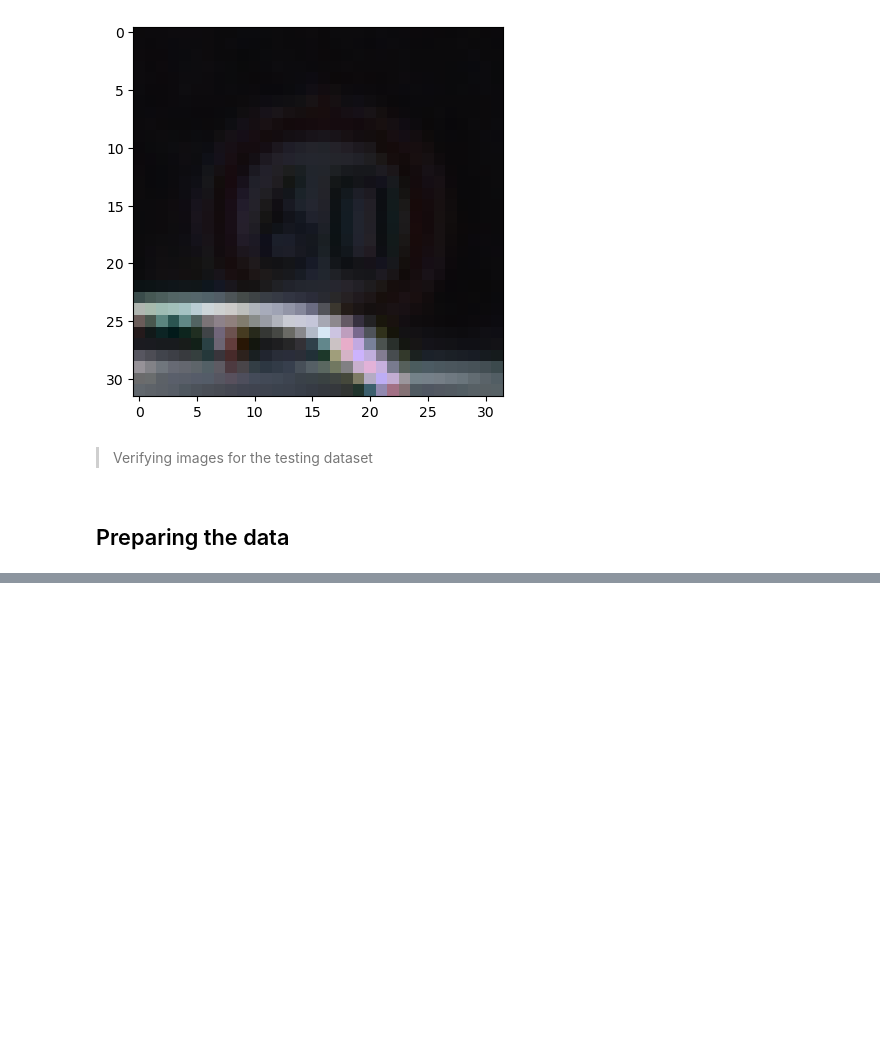
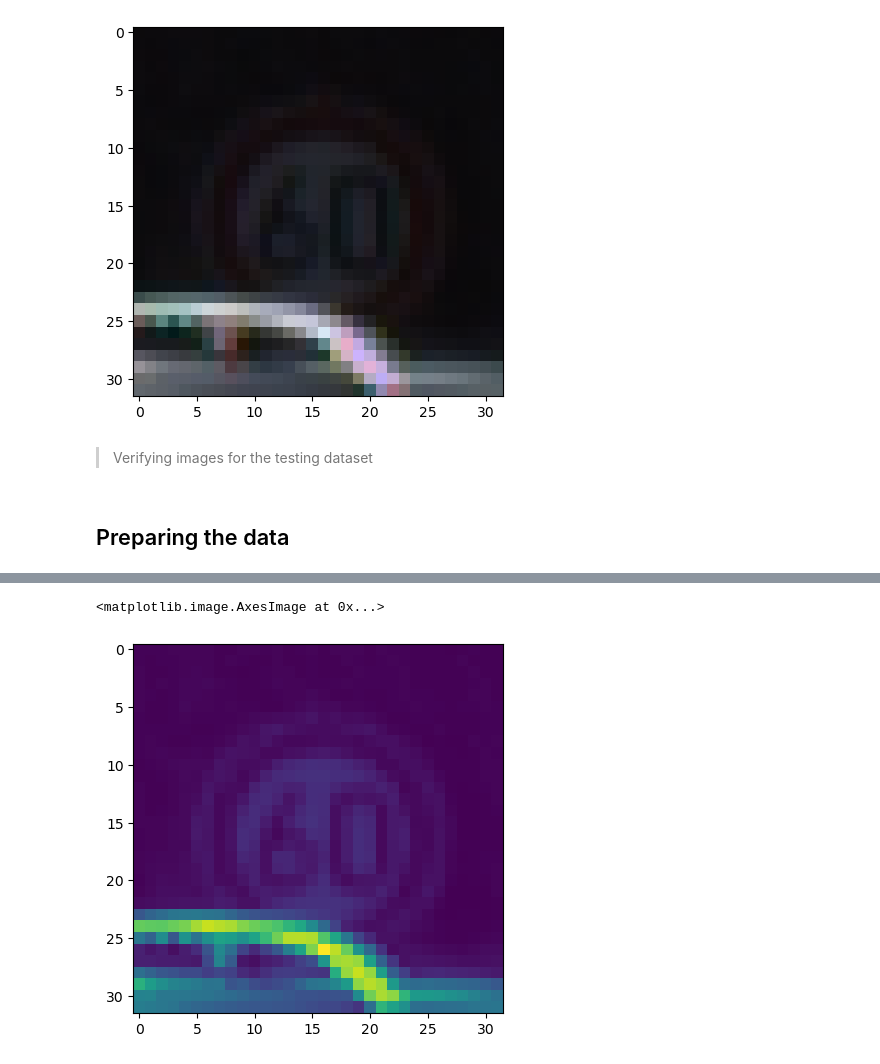
Before and after one commit to redayzarra/CNN_TrafficSigns, a Jupyter notebook: Traffic_Sign_Classfication.ipynb, the cells around one changed output, grey strips where cells are left out. Drawn from its saved outputs; the diff is of its cells as text; code cells hidden in the pictures; blank space fills up the shorter version.

```diff
--- a/Traffic_Sign_Classfication.ipynb
+++ b/Traffic_Sign_Classfication.ipynb
@@ -124,0 +182,5 @@ y_test[i]
+# %%
+plt.imshow(X_test_gray[i])
+# %% [output]
+<matplotlib.image.AxesImage at 0x...>
+[figure, added]
```
Also changed, not shown: parts of 18 cells of this notebook, 1 other file.
